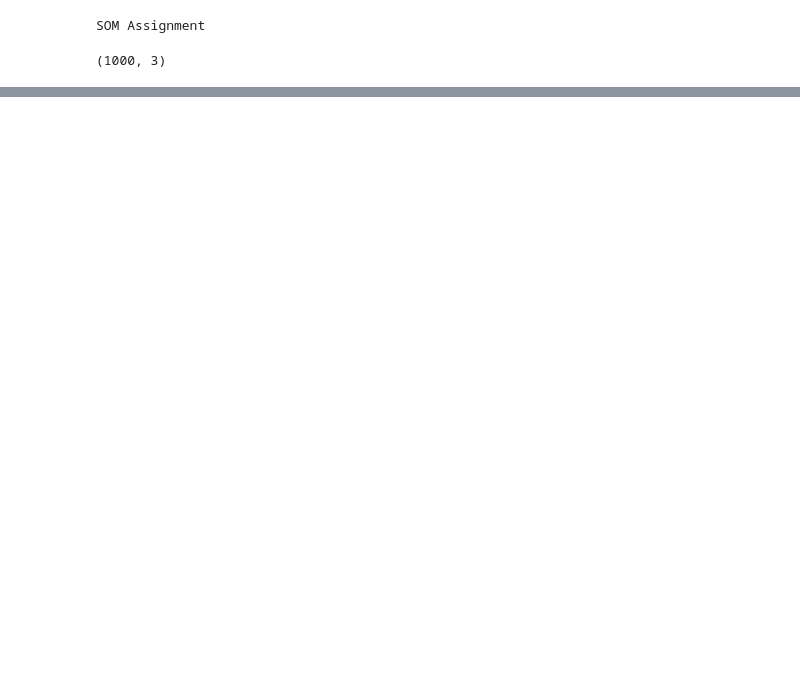
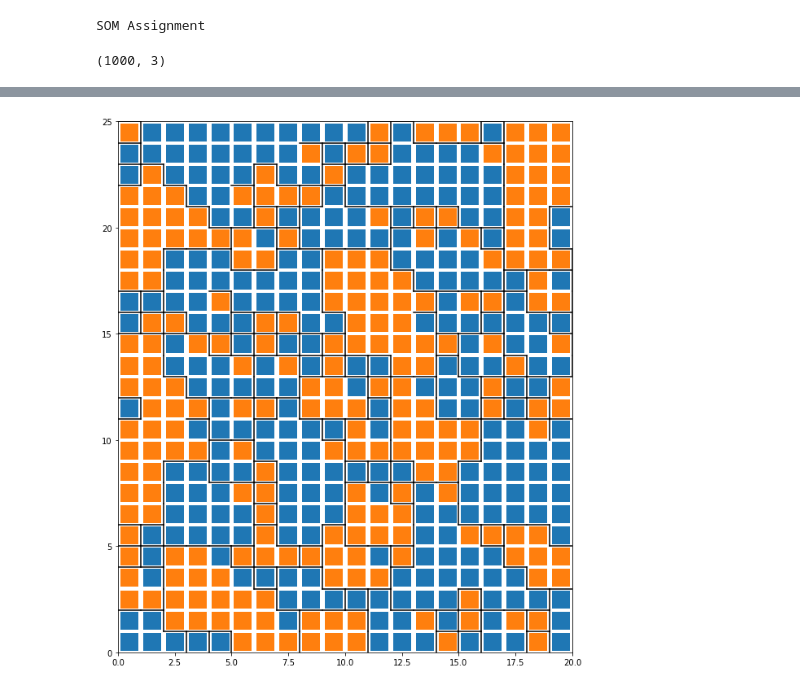
Before and after one commit to mikkelmilo/SOM-Clustering-Visualisations, a Jupyter notebook: chainlink-Kmeans+plot.ipynb, the cells around one changed output, grey strips where cells are left out. Saved outputs shown, nothing was run; the diff lists cells and outputs as text; code cells hidden in the pictures; blank space fills up the shorter version.

```diff
--- a/chainlink-Kmeans+plot.ipynb
+++ b/chainlink-Kmeans+plot.ipynb
@@ -65,12 +28,0 @@ from matplotlib.gridspec import GridSpec
-# %%
-
-win_map = chainlink_som_small.win_map(weights)
-
-colors = ['C0', 'C1']
-
-for i, x in enumerate(weights):
-    w = chainlink_som_small.winner(x)
-    plt.plot(w[0], w[1], 's', markerfacecolor=colors[y_kmeans2[i]],
-             markeredgecolor=colors[y_kmeans2[i]], markersize=48, markeredgewidth=2)
-plt.axis([0, d1, 0, d2])
-plt.show()
@@ -116,0 +103,85 @@ print(cutree)
+# %%
+## import matplotlib.pyplot as plt
+from matplotlib.gridspec import GridSpec
+
+def plot_with_labelling(som, d1, d2, labels, coloring_labels, rweights, debug=False):
+
+    plt.figure(figsize=(d1//2, d2//2))
+    # Plotting the response for each pattern in the iris dataset
+    #win_map = som.win_map(rweights)
+    #plt.pcolor(som.distance_map().T, cmap='bone_r')  # plotting the distance map as background
+    #plt.colorbar()
+    # use different colors and markers for each label
+    #markers = ['o', 's', 'D']
+    colors = ['C' + str(i) for i in np.unique(coloring_labels)] #['C0', 'C1', 'C2', 'C3', 'C4']
+    win_labels = winners_labels(som,rweights,labels)
+    diff_mat_ = dif_matrix(win_labels)
+    diff_mat = np.append(diff_mat_,np.ones((diff_mat_.shape[0],1)),axis=1)
+    diff_mat = np.append(diff_mat,np.ones((1,diff_mat.shape[1])),axis=0)
+
+    for cnt, xx in enumerate(rweights):
+        w = som.winner(xx)  # getting the winner
+        #w = xx
+        # palce a marker on the winning position for the sample xx
+        plt.plot(w[0]+.5, w[1]+.5, 's', markerfacecolor=colors[coloring_labels[cnt]],
+                markeredgecolor=colors[coloring_labels[cnt]], markersize=20, markeredgewidth=2)
+    def plot_borders(debug=False):
+        border_color = lambda c : c if debug else 'black'
+        for i,row in enumerate(diff_mat):
+            for j,v in enumerate(row):
+                if i < diff_mat.shape[0]-1 and j < diff_mat.shape[1]-1:
+                    if v != 0:
+                        # case where
+                        # - -  -
+                        # -[1] 1
+                        # - -  -
+                        # then draw horizontal line
+                        if i > 0 and diff_mat[i-1][j] != 0:
+                            plt.plot([i,i+1],[j+1,j+1], color=border_color('red'))
+                        # edge case where
+                        # - - -
+                        # [1] -
+                        # - - -
+                        # then draw horizontal line
+                        elif i == 0 and j != 0:
+                            plt.plot([i,i+1],[j+1,j+1], color=border_color('green'))
+                        # case where
+                        # - 0  1
+                        # -[1] 0
+                        # - -  -
+                        # then draw horizontal line
+                        elif i > 0 and diff_mat[i-1][j] == 0 and diff_mat[i][j+1] == 0 and diff_mat[i-1][j+1] != 0:
+                            plt.plot([i,i+1],[j+1,j+1], color=border_color('blue'))
+                        # case where
+                        # - 1  -
+                        # -[1] -
+                        # - -  -
+                        # then draw vertical line
+                        if diff_mat[i][j+1] != 0:
+                            plt.plot([i+1,i+1],[j+1,j+2], color=border_color('black'))
+                        # edge case where
+                        # - [1] -
+                        # -  -  -
+                        # then draw vertical line
+                        if j == 0 and i != 0:
+                            plt.plot([i+1,i+1],[j,j+1], color=border_color('brown'))
+                    # case where
+                    # - -  -
+                    # -[0] 1
+                    # - 1  0
+                    # then draw vertical line
+                    elif diff_mat[i+1][j] != 0 and diff_mat[i][j+1] != 0 and diff_mat[i+1][j+1] == 0:
+                        plt.plot([i+1,i+1],[j+1,j+2], color=border_color('purple'))
+    plot_borders(debug)
+    plt.axis([0, d1, 0, d2])
+    plt.show()
+
+d1 = 20
+d2 = 25
+rweights = chainlink_som_small.get_weights().reshape(d1*d2,-1) # first argument is product of first two dimensions of the input dataset
+Z = cluster.hierarchy.linkage(rweights,'ward')
+labels = cluster.hierarchy.cut_tree(Z, n_clusters=2)
+labels = [l[0] for l in labels]
+plot_with_labelling(chainlink_som_small,d1,d2,labels,labels,rweights,debug=False)
+# %% [output]
+[figure, added]
```
Also changed, not shown: parts of 9 cells of this notebook.
